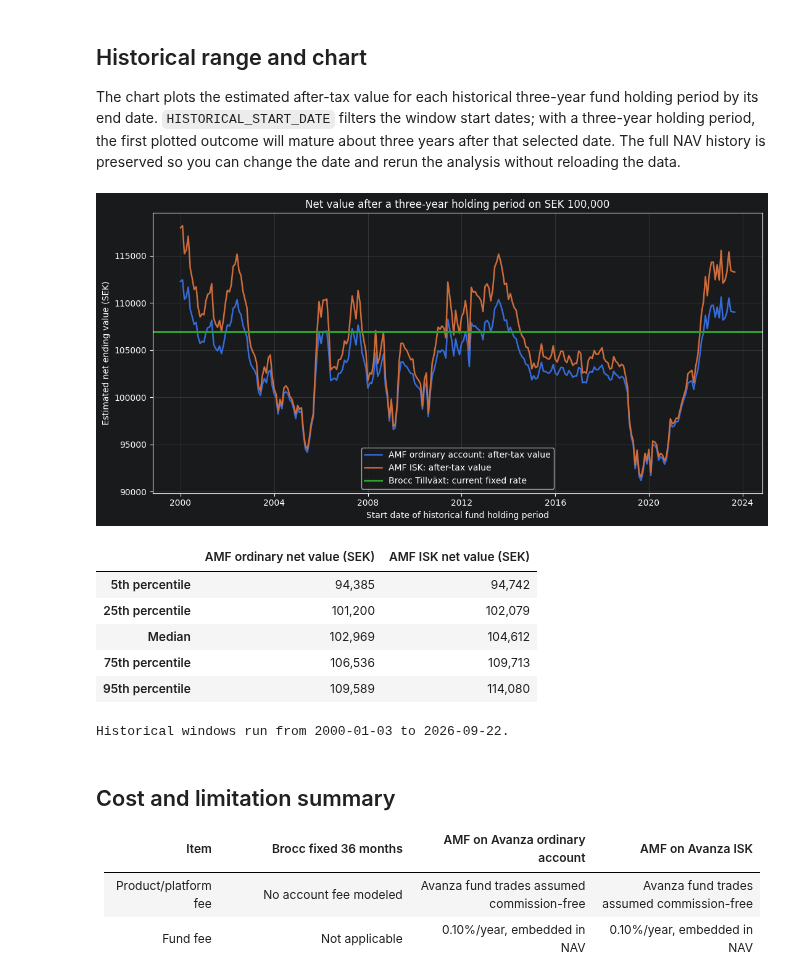
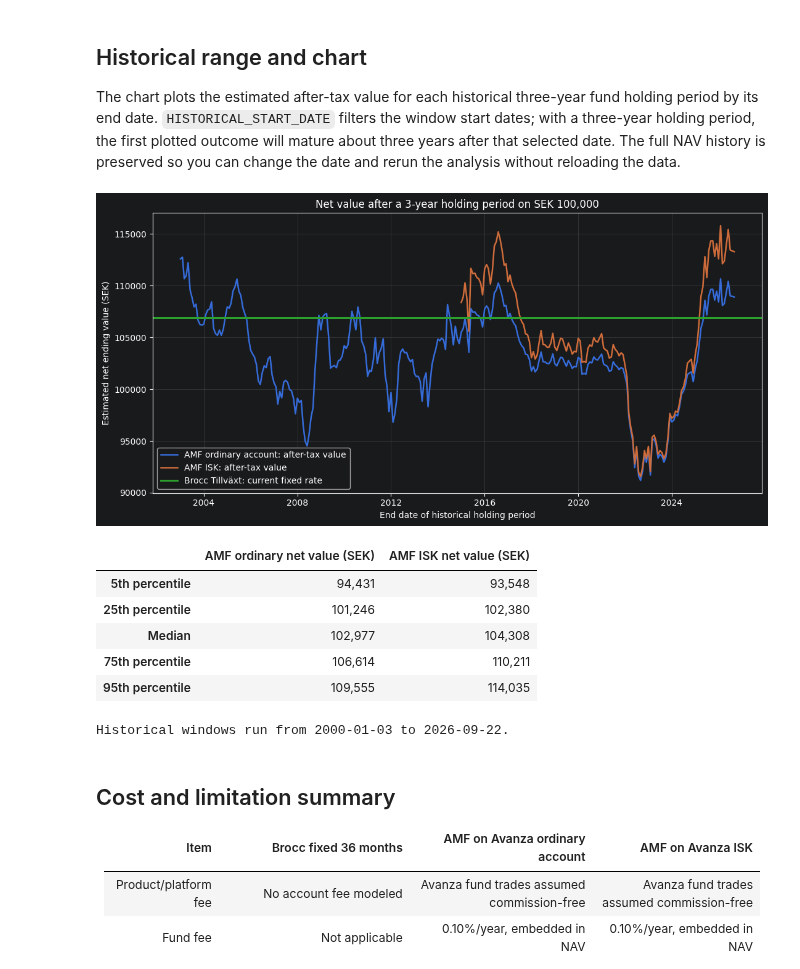
Before and after one commit to Davide-Zamboni/Swedish-Brokers-Comparison, a Jupyter notebook: brocc_vs_amf_rantefond_3y.ipynb, the cells around one changed output. Saved outputs shown, nothing was run; the diff lists cells and outputs as text; code cells hidden in the pictures.

```diff
--- a/brocc_vs_amf_rantefond_3y.ipynb
+++ b/brocc_vs_amf_rantefond_3y.ipynb
@@ -22,7 +22,6 @@ Run from top to bottom. Edit the inputs below. AMF NAV history is fetched from M
 
 Current references: [Brocc fixed savings and rate history](https://brocc.se/spara/), [AMF Räntefond Lång](https://www.amf.se/spara-hos-amf/fonder/fondutbud/rantefonder/rantefond-lang/), [AMF information brochure and fees](https://www.amf.se/globalassets/pdf/rapporter/fonder/informationsbroschyr/information-om-sparande-i-amf-rantefond-lang.pdf), [Skatteverket fund taxation](https://www.skatteverket.se/privat/skatter/vardepapper/omovrigavardepapper/fonder.4.19b9f599116a9e8ef36800010782.html), and [Skatteverket ISK tax](https://www.skatteverket.se/privat/skatter/vardepapper/investeringssparkontoisk.4.5fc8c94513259a4ba1d800037851.html). Verify Brocc's current offer and Avanza's terms before investing.
 # %%
-from datetime import datetime, timezone
 from pathlib import Path
 from urllib.parse import urlencode
 from urllib.request import Request, urlopen
@@ -31,7 +30,7 @@ import json
 import matplotlib.pyplot as plt
 import numpy as np
 import pandas as pd
-from IPython.display import display
+from IPython.display import Markdown, display
 
 DATA_DIR = Path.cwd() / "data"
 DATA_DIR.mkdir(exist_ok=True)
@@ -40,16 +39,18 @@ FUND_NAV_FILE = DATA_DIR / "amf_rantefond_lang_nav_sek.csv"
 # Editable scenario inputs
 # Main comparison inputs — likely to change
 INVESTMENT_SEK = 100_000.0
+COMPARISON_TERM_MONTHS = 36  # Fixed by the quoted Brocc Tillväxt term
+COMPARISON_TERM_YEARS = COMPARISON_TERM_MONTHS // 12
 HISTORICAL_START_DATE = None  # Earliest fund-window start date; None uses all history
 REFRESH_FUND_DATA = False
 
 # Current product rates — check/update before each comparison
 BROCC_36M_GROSS_RATE = 0.0330   # latest published rate found: 2026-09-22
-BROCC_EARLY_WITHDRAWAL_FEE_RATE = 0.025  # disclosure only; no early withdrawal modeled
 # Advanced fee/tax assumptions — edit when your circumstances or tax rules differ
 AVANZA_FUND_TRANSACTION_FEE_SEK = 0.0
-AMF_ANNUAL_FEE_RATE = 0.0010    # disclosure only; already reflected in NAV
 ORDINARY_FUND_SCHABLON_TAX_RATE = 0.0012  # 0.4% deemed income x 30%
+ORDINARY_FUND_TAX_START_YEAR = 2012
+ISK_AVAILABLE_FROM = pd.Timestamp("2012-01-01")
 CAPITAL_GAINS_TAX_RATE = 0.30
 ISK_EFFECTIVE_TAX_RATE = 0.01065  # 2026 rate; update for later tax years
 APPLY_ISK_TAX_FREE_ALLOWANCE = True  # False applies ISK tax to the full modeled capital base
@@ -241,42 +240,37 @@ The chart plots the estimated after-tax value for each historical three-year fun
 # %%
 rolling_monthly = (rolling.assign(period_end_month=rolling.end_date.dt.to_period("M"))
                    .groupby("period_end_month", as_index=False).last())
 rolling_monthly["period_end_month"] = rolling_monthly.period_end_month.dt.to_timestamp()
 
-# Recreate the Brocc scenario if this chart cell is rerun without rerunning the model cell.
-if "brocc_net_maturity_value" in globals():
-    savings_scenario_value = brocc_net_maturity_value
-else:
-    gross_interest = INVESTMENT_SEK * BROCC_36M_GROSS_RATE * COMPARISON_TERM_MONTHS / 12
-    savings_scenario_value = INVESTMENT_SEK + gross_interest * (1 - CAPITAL_GAINS_TAX_RATE)
+savings_scenario_value = brocc_net_maturity_value
 
 fig, ax = plt.subplots(figsize=(11, 5.5))
 ax.plot(rolling_monthly.period_end_month, rolling_monthly.ordinary_net_sek,
         label="AMF ordinary account: after-tax value", linewidth=1.8)
 ax.plot(rolling_monthly.period_end_month, rolling_monthly.isk_net_sek,
         label="AMF ISK: after-tax value", linewidth=1.8)
 ax.axhline(savings_scenario_value, color="#2ca02c", linewidth=2.2,
            label="Brocc Tillväxt: current fixed rate")
 ax.set(title=f"Net value after a {COMPARISON_TERM_YEARS}-year holding period on SEK {INVESTMENT_SEK:,.0f}",
        xlabel="End date of historical holding period", ylabel="Estimated net ending value (SEK)")
 ax.grid(True, alpha=0.25)
 ax.legend()
 plt.tight_layout()
 plt.show()
 
 range_table = rolling[["ordinary_net_sek", "isk_net_sek"]].quantile([0.05, 0.25, 0.50, 0.75, 0.95]).rename(index={
     0.05: "5th percentile", 0.25: "25th percentile", 0.50: "Median", 0.75: "75th percentile", 0.95: "95th percentile"
 }).rename(columns={"ordinary_net_sek": "AMF ordinary net value (SEK)", "isk_net_sek": "AMF ISK net value (SEK)"})
 display(range_table.style.format("{:,.0f}"))
 print(f"Historical windows run from {rolling.start_date.min().date()} to {rolling.end_date.max().date()}.")
 # %% [output]
-[figure, old version]
+[figure, new version]
 |  | AMF ordinary net value (SEK) | AMF ISK net value (SEK) |
-| 5th percentile | 94,385 | 94,742 |
-| 25th percentile | 101,200 | 102,079 |
-| Median | 102,969 | 104,612 |
-| 75th percentile | 106,536 | 109,713 |
-| 95th percentile | 109,589 | 114,080 |
+| 5th percentile | 94,431 | 93,548 |
+| 25th percentile | 101,246 | 102,380 |
+| Median | 102,977 | 104,308 |
+| 75th percentile | 106,614 | 110,211 |
+| 95th percentile | 109,555 | 114,035 |
 Historical windows run from 2000-01-03 to 2026-09-22.
 # %% [markdown]
 ## Cost and limitation summary
```
Also changed, not shown: parts of 3 cells of this notebook, 1 other file.
